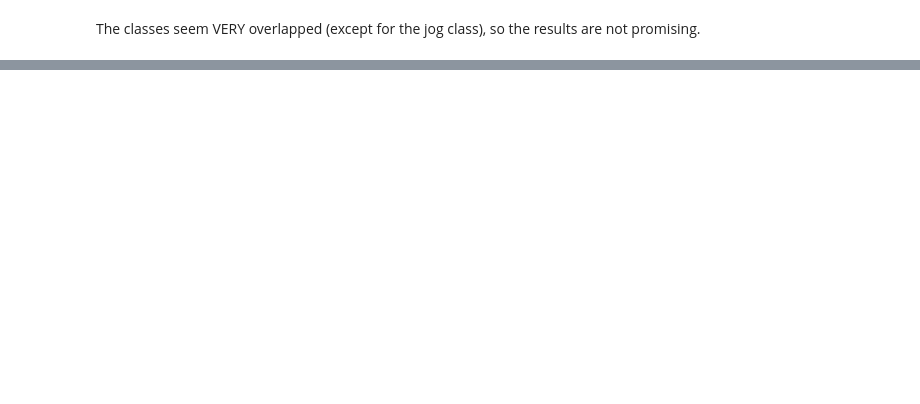
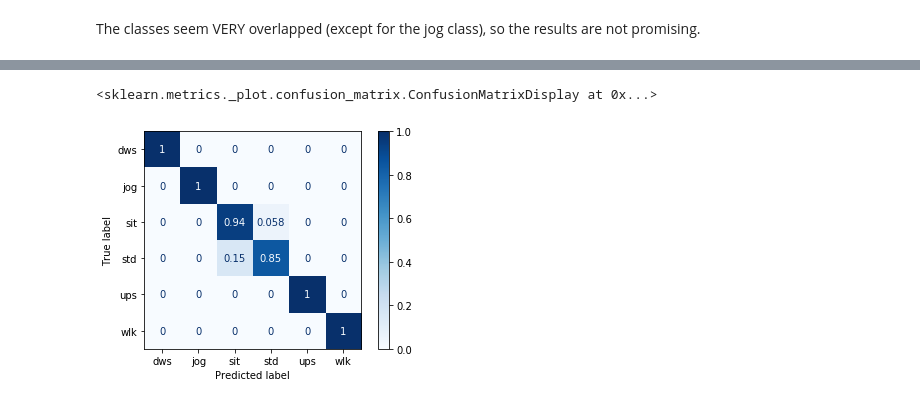
Before and after one commit to gio8tisu/HAR-timeseries-classification, a Jupyter notebook: SVM.ipynb, the cells around one changed output, grey strips where cells are left out. Drawn from its saved outputs; the diff is of its cells as text; code cells hidden in the pictures; blank space fills up the shorter version.

```diff
--- a/SVM.ipynb
+++ b/SVM.ipynb
@@ -192,0 +229,4 @@ plot_confusion_matrix(clf, X_test, y_test,
+# %%
+cv = ShuffleSplit(n_splits=5, test_size=0.15, random_state=0)
+scores = cross_val_score(clf, X, y, cv=cv)
+scores
@@ -192,0 +243,15 @@ plot_confusion_matrix(clf, X_test, y_test,
+# %%
+clf = sklearn.pipeline.make_pipeline(
+    features,
+    sklearn.svm.SVC()
+)
+# %%
+param_grid =  {
+    'svc__C': [1, 10, 100, 1000],
+    'svc__gamma': [0.001, 0.0001],
+    'svc__kernel': ['rbf']
+}
+# %%
+grid_search = GridSearchCV(clf, param_grid, cv=cv)
+
+grid_search.fit(X_train, y_train)
@@ -192,0 +317,8 @@ plot_confusion_matrix(clf, X_test, y_test,
+# %%
+plot_confusion_matrix(grid_search, X_train, y_train,
+                      display_labels=label_encoder.classes_,
+                      cmap=plt.cm.Blues,
+                      normalize="true")
+# %% [output]
+<sklearn.metrics._plot.confusion_matrix.ConfusionMatrixDisplay at 0x...>
+[figure, added]
```
Also changed, not shown: parts of 57 cells of this notebook, 2 other files.
